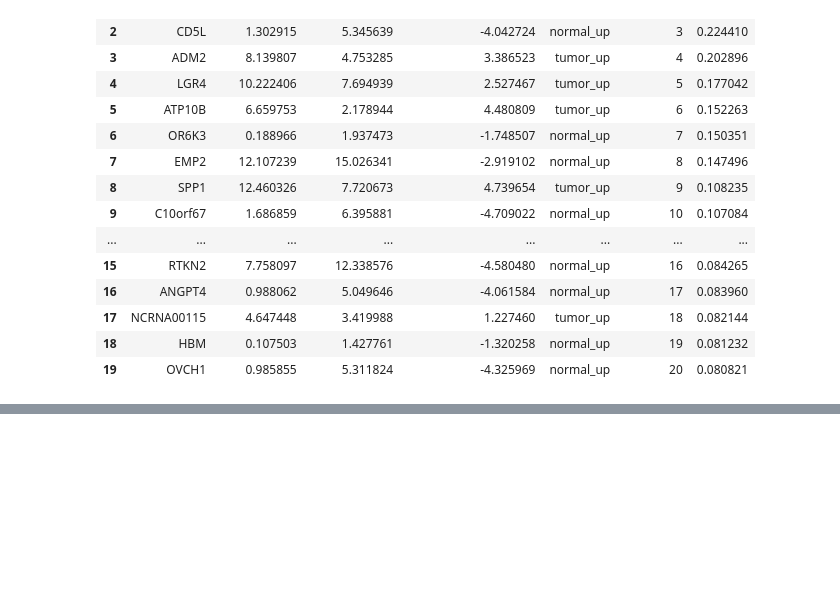
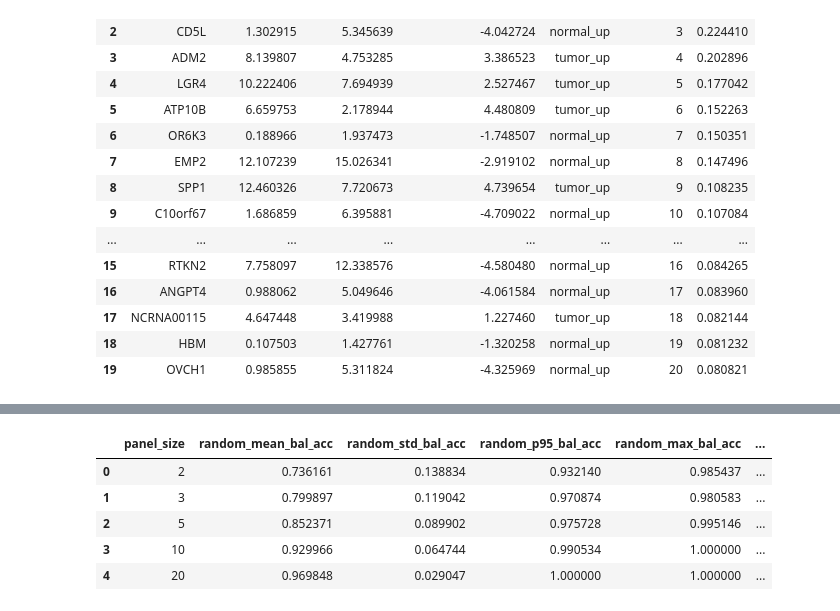
Before and after one commit to aditya-git16/cancer-lab, a Jupyter notebook: notebooks/05_unconstrained_panel_selection.ipynb, the cells around one changed output, grey strips where cells are left out. Saved outputs shown, nothing was run; the diff lists cells and outputs as text; code cells hidden in the pictures; blank space fills up the shorter version.

```diff
--- a/notebooks/05_unconstrained_panel_selection.ipynb
+++ b/notebooks/05_unconstrained_panel_selection.ipynb
@@ -326,0 +376,24 @@ bulk_audit.to_csv(
+# %%
+random_summary = (
+    random_results_df
+    .groupby("panel_size")
+    .agg(
+        random_mean_bal_acc=("balanced_accuracy", "mean"),
+        random_std_bal_acc=("balanced_accuracy", "std"),
+        random_p95_bal_acc=("balanced_accuracy", lambda x: np.percentile(x, 95)),
+        random_max_bal_acc=("balanced_accuracy", "max"),
+        random_mean_auc=("roc_auc", "mean"),
+        random_p95_auc=("roc_auc", lambda x: np.percentile(x, 95)),
+        random_max_auc=("roc_auc", "max"),
+    )
+    .reset_index()
+)
+
+random_summary
+# %% [output]
+|  | panel_size | random_mean_bal_acc | random_std_bal_acc | random_p95_bal_acc | random_max_bal_acc | ... |
+| 0 | 2 | 0.736161 | 0.138834 | 0.932140 | 0.985437 | ... |
+| 1 | 3 | 0.799897 | 0.119042 | 0.970874 | 0.980583 | ... |
+| 2 | 5 | 0.852371 | 0.089902 | 0.975728 | 0.995146 | ... |
+| 3 | 10 | 0.929966 | 0.064744 | 0.990534 | 1.000000 | ... |
+| 4 | 20 | 0.969848 | 0.029047 | 1.000000 | 1.000000 | ... |
```
Also changed, not shown: parts of 5 cells of this notebook.
